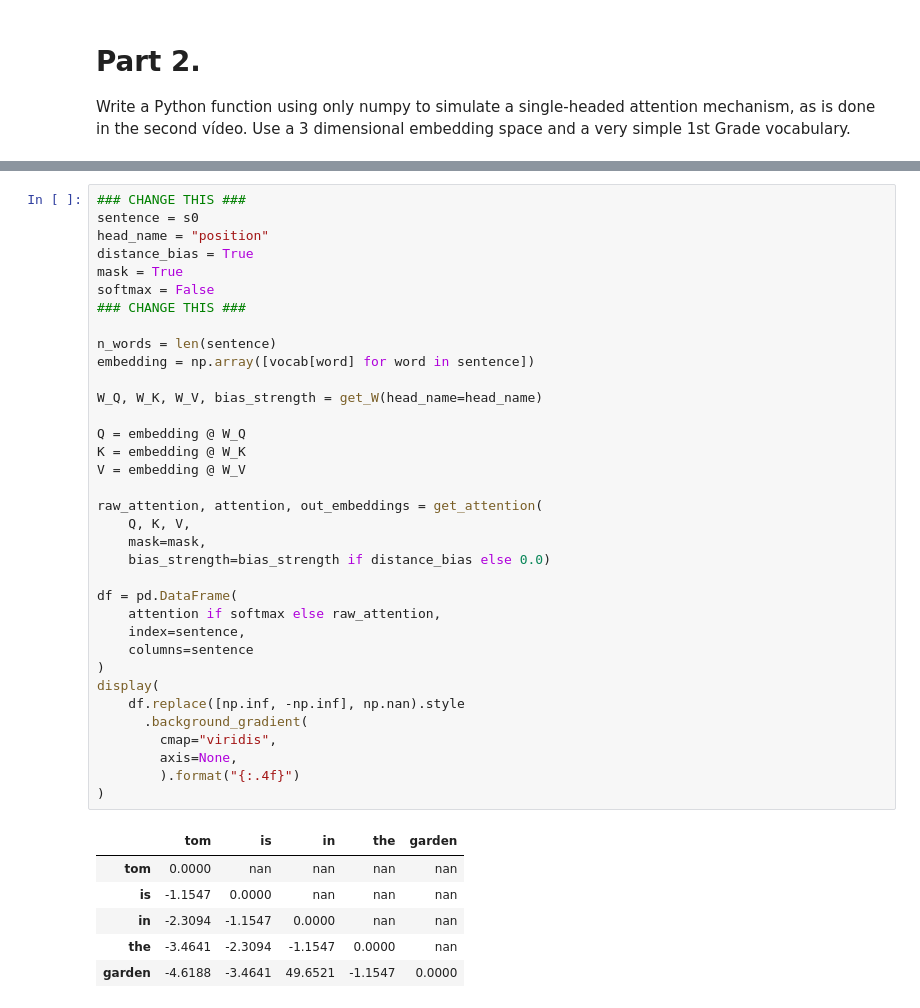
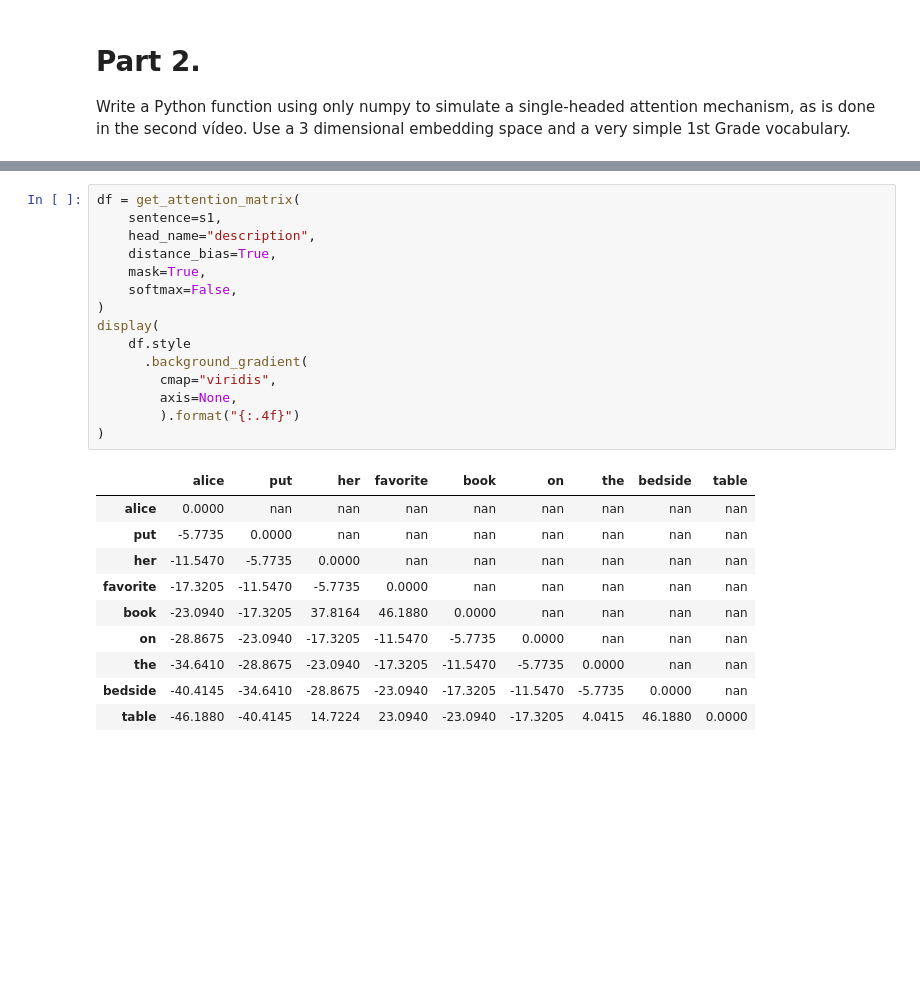
Before and after one commit to polakm27/2026-m4ml-2, a Jupyter notebook: ntb.py.ipynb, the cells around one changed output, grey strips where cells are left out. Cells and saved outputs as stored; diff of their text form; blank space fills up the shorter version.

```diff
--- a/ntb.py.ipynb
+++ b/ntb.py.ipynb
@@ -192,42 +222,26 @@ def get_W(head_name: str):
 # %%
-### CHANGE THIS ###
-sentence = s0
-head_name = "position"
-distance_bias = True
-mask = True
-softmax = False
-### CHANGE THIS ###
-
-n_words = len(sentence)
-embedding = np.array([vocab[word] for word in sentence])
-
-W_Q, W_K, W_V, bias_strength = get_W(head_name=head_name)
-
-Q = embedding @ W_Q
-K = embedding @ W_K
-V = embedding @ W_V
-
-raw_attention, attention, out_embeddings = get_attention(
-    Q, K, V,
-    mask=mask,
-    bias_strength=bias_strength if distance_bias else 0.0)
-
-df = pd.DataFrame(
-    attention if softmax else raw_attention,
-    index=sentence,
-    columns=sentence
+df = get_attention_matrix(
+    sentence=s1,
+    head_name="description",
+    distance_bias=True,
+    mask=True,
+    softmax=False,
 )
 display(
-    df.replace([np.inf, -np.inf], np.nan).style
+    df.style
       .background_gradient(
         cmap="viridis",
         axis=None,
         ).format("{:.4f}")
 )
 # %% [output]
-|  | tom | is | in | the | garden |
-| tom | 0.0000 | nan | nan | nan | nan |
-| is | -1.1547 | 0.0000 | nan | nan | nan |
-| in | -2.3094 | -1.1547 | 0.0000 | nan | nan |
-| the | -3.4641 | -2.3094 | -1.1547 | 0.0000 | nan |
-| garden | -4.6188 | -3.4641 | 49.6521 | -1.1547 | 0.0000 |
+|  | alice | put | her | favorite | book | on | the | bedside | table |
+| alice | 0.0000 | nan | nan | nan | nan | nan | nan | nan | nan |
+| put | -5.7735 | 0.0000 | nan | nan | nan | nan | nan | nan | nan |
+| her | -11.5470 | -5.7735 | 0.0000 | nan | nan | nan | nan | nan | nan |
+| favorite | -17.3205 | -11.5470 | -5.7735 | 0.0000 | nan | nan | nan | nan | nan |
+| book | -23.0940 | -17.3205 | 37.8164 | 46.1880 | 0.0000 | nan | nan | nan | nan |
+| on | -28.8675 | -23.0940 | -17.3205 | -11.5470 | -5.7735 | 0.0000 | nan | nan | nan |
+| the | -34.6410 | -28.8675 | -23.0940 | -17.3205 | -11.5470 | -5.7735 | 0.0000 | nan | nan |
+| bedside | -40.4145 | -34.6410 | -28.8675 | -23.0940 | -17.3205 | -11.5470 | -5.7735 | 0.0000 | nan |
+| table | -46.1880 | -40.4145 | 14.7224 | 23.0940 | -23.0940 | -17.3205 | 4.0415 | 46.1880 | 0.0000 |
```
Also changed, not shown: parts of 5 cells of this notebook, 1 other file.
